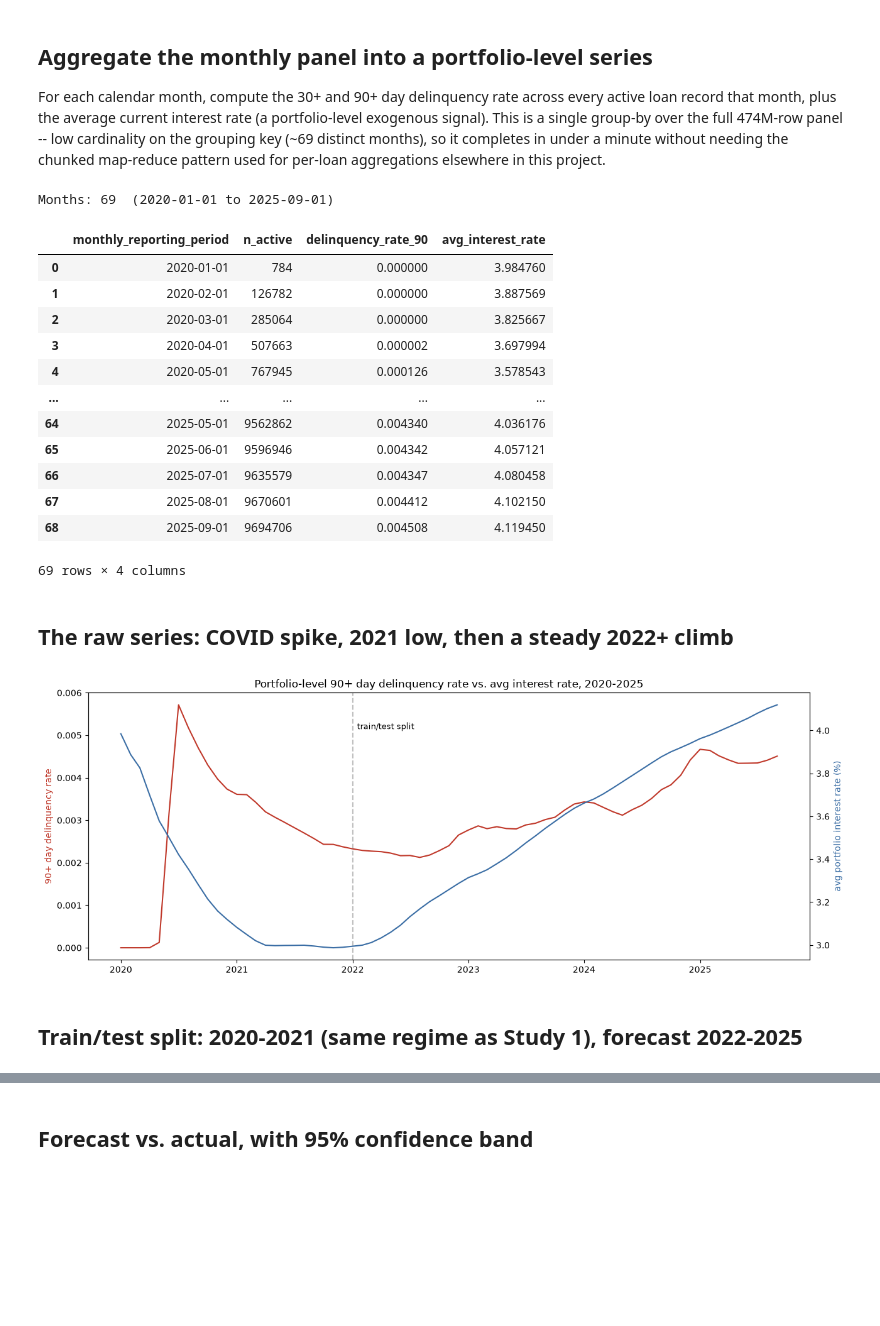
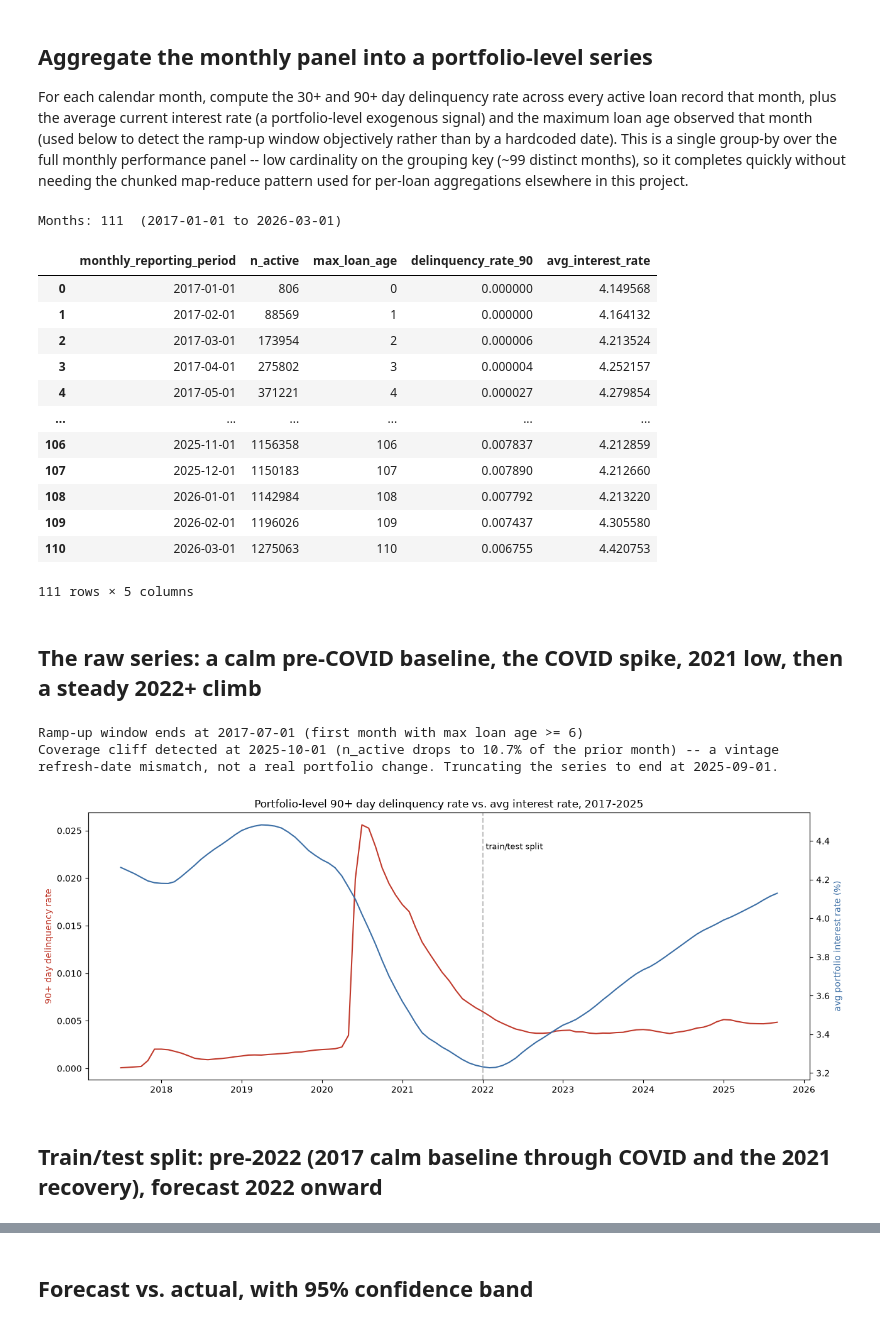
Before and after one commit to hemanthvnp/ArthaDhruva, a Jupyter notebook: notebooks/sarimax_portfolio_forecast.ipynb, the cells around one changed output, grey strips where cells are left out. Cells and saved outputs as stored; diff of their text form; code cells hidden in the pictures; blank space fills up the shorter version.

```diff
--- a/notebooks/sarimax_portfolio_forecast.ipynb
+++ b/notebooks/sarimax_portfolio_forecast.ipynb
@@ -9,7 +11,7 @@ Forecasts the *portfolio's aggregate* monthly delinquency rate -- a different qu
 # %% [markdown]
 ## Aggregate the monthly panel into a portfolio-level series
 
-For each calendar month, compute the 30+ and 90+ day delinquency rate across every active loan record that month, plus the average current interest rate (a portfolio-level exogenous signal). This is a single group-by over the full 474M-row panel -- low cardinality on the grouping key (~69 distinct months), so it completes in under a minute without needing the chunked map-reduce pattern used for per-loan aggregations elsewhere in this project.
+For each calendar month, compute the 30+ and 90+ day delinquency rate across every active loan record that month, plus the average current interest rate (a portfolio-level exogenous signal) and the maximum loan age observed that month (used below to detect the ramp-up window objectively rather than by a hardcoded date). This is a single group-by over the full monthly performance panel -- low cardinality on the grouping key (~99 distinct months), so it completes quickly without needing the chunked map-reduce pattern used for per-loan aggregations elsewhere in this project.
 # %%
 import polars as pl
 import numpy as np
@@ -20,8 +22,8 @@ warnings.filterwarnings("ignore")
 
 MONTHLY_PANEL_GLOB = "../data/processed/monthly_panel/orig_year=*/orig_quarter=*/*/part-*.parquet"
 
-lf = pl.scan_parquet(MONTHLY_PANEL_GLOB).select(
-    "monthly_reporting_period", "current_loan_delinquency_status", "current_interest_rate"
+lf = pl.scan_parquet(MONTHLY_PANEL_GLOB, extra_columns="ignore").select(
+    "monthly_reporting_period", "current_loan_delinquency_status", "current_interest_rate", "loan_age"
 )
 
 numeric_status = pl.col("current_loan_delinquency_status").cast(pl.Int32, strict=False)
@@ -35,6 +37,7 @@ agg = (
         n_delinquent_30=is_delinquent_30.sum(),
         n_delinquent_90=is_delinquent_90.sum(),
         avg_interest_rate=pl.col("current_interest_rate").mean(),
+        max_loan_age=pl.col("loan_age").max(),
     )
     .sort("monthly_reporting_period")
     .collect()
@@ -44,45 +47,76 @@ agg = agg.with_columns(
     delinquency_rate_90=pl.col("n_delinquent_90") / pl.col("n_active"),
 )
 print(f"Months: {agg.height}  ({agg['monthly_reporting_period'].min()} to {agg['monthly_reporting_period'].max()})")
-agg.select("monthly_reporting_period", "n_active", "delinquency_rate_90", "avg_interest_rate").to_pandas()
+agg.select("monthly_reporting_period", "n_active", "max_loan_age", "delinquency_rate_90", "avg_interest_rate").to_pandas()
 # %% [output]
-Months: 69  (2020-01-01 to 2025-09-01)
+Months: 111  (2017-01-01 to 2026-03-01)
-|  | monthly_reporting_period | n_active | delinquency_rate_90 | avg_interest_rate |
-| 0 | 2020-01-01 | 784 | 0.000000 | 3.984760 |
-| 1 | 2020-02-01 | 126782 | 0.000000 | 3.887569 |
-| 2 | 2020-03-01 | 285064 | 0.000000 | 3.825667 |
-| 3 | 2020-04-01 | 507663 | 0.000002 | 3.697994 |
-| 4 | 2020-05-01 | 767945 | 0.000126 | 3.578543 |
-| ... | ... | ... | ... | ... |
-| 64 | 2025-05-01 | 9562862 | 0.004340 | 4.036176 |
-| 65 | 2025-06-01 | 9596946 | 0.004342 | 4.057121 |
-| 66 | 2025-07-01 | 9635579 | 0.004347 | 4.080458 |
-| 67 | 2025-08-01 | 9670601 | 0.004412 | 4.102150 |
-| 68 | 2025-09-01 | 9694706 | 0.004508 | 4.119450 |
+|  | monthly_reporting_period | n_active | max_loan_age | delinquency_rate_90 | avg_interest_rate |
+| 0 | 2017-01-01 | 806 | 0 | 0.000000 | 4.149568 |
+| 1 | 2017-02-01 | 88569 | 1 | 0.000000 | 4.164132 |
+| 2 | 2017-03-01 | 173954 | 2 | 0.000006 | 4.213524 |
+| 3 | 2017-04-01 | 275802 | 3 | 0.000004 | 4.252157 |
+| 4 | 2017-05-01 | 371221 | 4 | 0.000027 | 4.279854 |
+| ... | ... | ... | ... | ... | ... |
+| 106 | 2025-11-01 | 1156358 | 106 | 0.007837 | 4.212859 |
+| 107 | 2025-12-01 | 1150183 | 107 | 0.007890 | 4.212660 |
+| 108 | 2026-01-01 | 1142984 | 108 | 0.007792 | 4.213220 |
+| 109 | 2026-02-01 | 1196026 | 109 | 0.007437 | 4.305580 |
+| 110 | 2026-03-01 | 1275063 | 110 | 0.006755 | 4.420753 |
-69 rows × 4 columns
+111 rows × 5 columns
 # %% [markdown]
-## The raw series: COVID spike, 2021 low, then a steady 2022+ climb
+## The raw series: a calm pre-COVID baseline, the COVID spike, 2021 low, then a steady 2022+ climb
 # %%
 pdf = agg.to_pandas().set_index("monthly_reporting_period")
 pdf.index = pd.to_datetime(pdf.index).to_period("M").to_timestamp()
+
+# Ramp-up window, detected objectively rather than hardcoded: a loan can't realistically be
+# 90+ days delinquent before ~6 months of age, so any calendar month where the OLDEST active
+# loan hasn't reached that age yet has a delinquency rate that's zero by construction, not
+# because conditions were calm. Threshold of 6 reproduces the same boundary this notebook
+# originally found by inspection when the dataset started in 2020Q1 (excluding 2020-01 to
+# 2020-05); recomputing it from loan_age keeps it correct as earlier vintages get added.
+MATURE_LOAN_AGE_THRESHOLD = 6
+FIRST_MATURE_MONTH = pdf.index[pdf["max_loan_age"] >= MATURE_LOAN_AGE_THRESHOLD].min()
+print(f"Ramp-up window ends at {FIRST_MATURE_MONTH.date()} (first month with max loan age >= {MATURE_LOAN_AGE_THRESHOLD})")
+
+# End-of-series coverage cliff, detected objectively rather than hardcoded: the origination-quarter
+# batches in this dataset were downloaded at different times, so each vintage's performance data
+# is only as fresh as whenever ITS file was pulled -- some vintages' files stop updating earlier
+# than others. When an older batch's refresh date passes, n_active can suddenly crater because most
+# vintages silently drop out of the panel for that month, not because the portfolio actually shrank.
+# Caught by inspection: n_active fell from 10.87M to 1.16M in a single month, and the survivors were
+# almost entirely the oldest (2017-2019, near natural loan-life end) and newest (2026Q1) vintages --
+# exactly what you'd expect from a stale-refresh artifact, not a real event. Detect it generically by
+# flagging the first month where n_active drops below half of the previous month's value.
+coverage_ratio = pdf["n_active"] / pdf["n_active"].shift(1)
+cliff_months = coverage_ratio[coverage_ratio < 0.5].index
+LAST_FULL_COVERAGE_MONTH = (cliff_months.min() - pd.DateOffset(months=1)) if len(cliff_months) > 0 else pdf.index.max()
+if len(cliff_months) > 0:
+    print(f"Coverage cliff detected at {cliff_months.min().date()} (n_active drops to "
+          f"{100*coverage_ratio.loc[cliff_months.min()]:.1f}% of the prior month) -- a vintage refresh-date "
+          f"mismatch, not a real portfolio change. Truncating the series to end at {LAST_FULL_COVERAGE_MONTH.date()}.")
+
+pdf = pdf.loc[FIRST_MATURE_MONTH:LAST_FULL_COVERAGE_MONTH]
 
 fig, ax1 = plt.subplots(figsize=(13, 5))
 ax1.plot(pdf.index, pdf["delinquency_rate_90"], color="#c0392b", label="90+ day delinquency rate")
 ax1.set_ylabel("90+ day delinquency rate", color="#c0392b")
 ax1.axvline(pd.Timestamp("2022-01-01"), color="gray", linestyle="--", alpha=0.5)
 ax1.text(pd.Timestamp("2022-01-15"), pdf["delinquency_rate_90"].max()*0.9, "train/test split", fontsize=9)
 
 ax2 = ax1.twinx()
 ax2.plot(pdf.index, pdf["avg_interest_rate"], color="#3b6ea5", label="avg interest rate")
 ax2.set_ylabel("avg portfolio interest rate (%)", color="#3b6ea5")
 
-ax1.set_title("Portfolio-level 90+ day delinquency rate vs. avg interest rate, 2020-2025")
+ax1.set_title(f"Portfolio-level 90+ day delinquency rate vs. avg interest rate, {pdf.index.min().year}-{pdf.index.max().year}")
 fig.tight_layout()
 plt.show()
 # %% [output]
+Ramp-up window ends at 2017-07-01 (first month with max loan age >= 6)
+Coverage cliff detected at 2025-10-01 (n_active drops to 10.7% of the prior month) -- a vintage refresh-date mismatch, not a real portfolio change. Truncating the series to end at 2025-09-01.
-[figure, old version]
+[figure, new version]
 # %% [markdown]
-## Train/test split: 2020-2021 (same regime as Study 1), forecast 2022-2025
+## Train/test split: pre-2022 (2017 calm baseline through COVID and the 2021 recovery), forecast 2022 onward
 # %%
 y = pdf["delinquency_rate_90"]
 exog = pdf[["avg_interest_rate"]]
```
Also changed, not shown: parts of 36 cells of this notebook, 15 other files.
